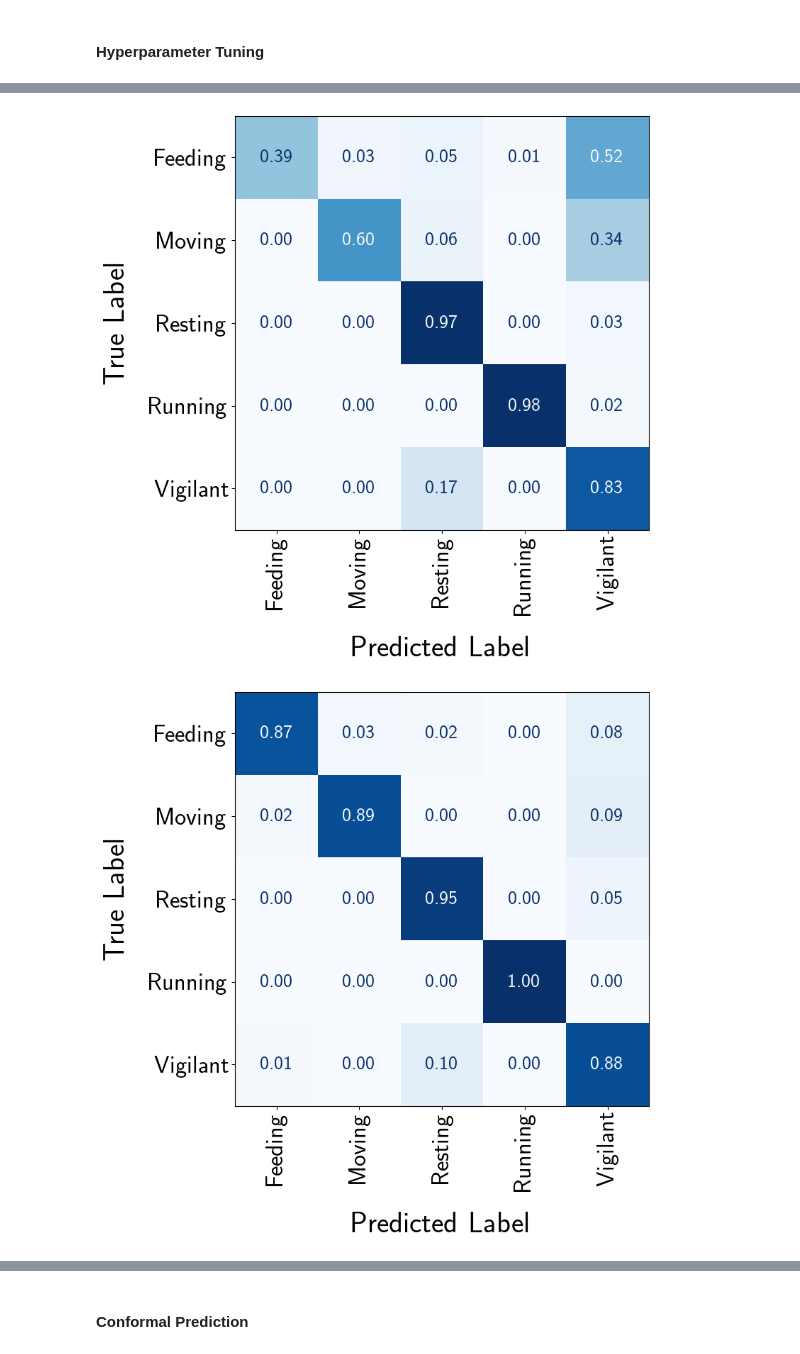
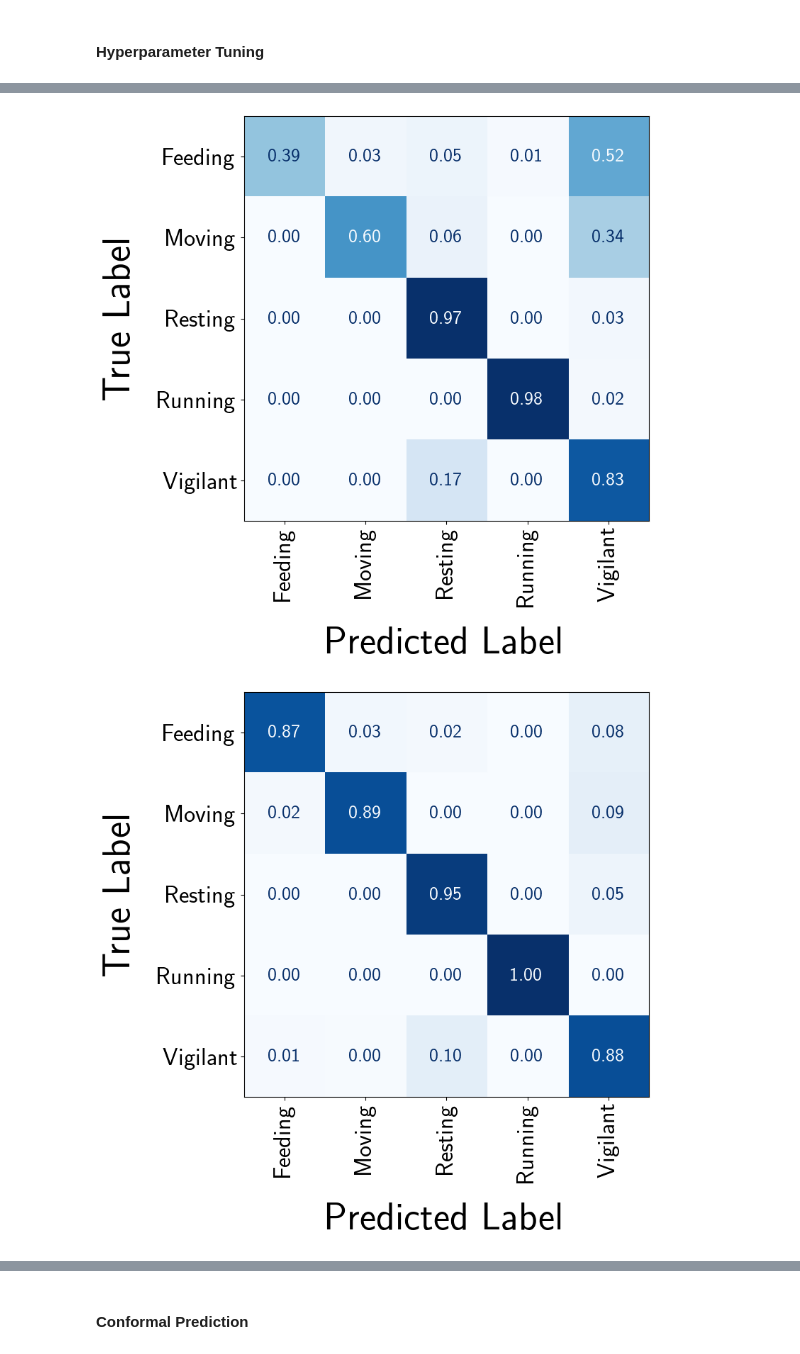
Before and after one commit to medhaaga/AWD-Biologging, a Jupyter notebook: notebooks/no_split.ipynb, the cells around one changed output, grey strips where cells are left out. Drawn from its saved outputs; the diff is of its cells as text; code cells hidden in the pictures.

```diff
--- a/notebooks/no_split.ipynb
+++ b/notebooks/no_split.ipynb
@@ -62,9 +62,9 @@ mpl.rcParams['lines.markersize'] = 12
 mpl.rcParams['lines.linewidth'] = 2
 mpl.rcParams['xtick.labelsize'] = 30
 mpl.rcParams['ytick.labelsize'] = 30
-mpl.rcParams["axes.labelsize"] = 30
-mpl.rcParams['legend.fontsize'] = 30
-mpl.rcParams['axes.titlesize'] = 35
+mpl.rcParams["axes.labelsize"] = 40
+mpl.rcParams['legend.fontsize'] = 40
+mpl.rcParams['axes.titlesize'] = 40
 mpl.rcParams['text.usetex'] = True
 # plt.rcParams['font.family'] = 'serif'
 # %%
@@ -160,14 +162,13 @@ plt.show()
 # %%
 dir = get_results_path('no_split', 3, 64, 5, 0.0, 50)
-multi_label_predictions(dir, label_encoder, split='test', plot_confusion=True, return_accuracy=False)
+multi_label_predictions(dir, label_encoder, split='test', plot_confusion=True, return_accuracy=False, plot_path='../figures/no_split-confusion_mat_theta0.0.pdf')
 # %% [output]
-[figure, old version]
+[figure, new version]
 # %%
 dir = get_results_path('no_split', 3, 64, 5, 0.7, 50)
-# dir = os.path.dirname(os.path.dirname(dir))
-multi_label_predictions(dir, label_encoder, split='test', plot_confusion=True, return_accuracy=False)
+multi_label_predictions(dir, label_encoder, split='test', plot_confusion=True, return_accuracy=False, plot_path='../figures/no_split-confusion_mat_theta0.7.pdf')
 # %% [output]
-[figure, old version]
+[figure, new version]
 # %%
 print('VALIDATION PRECISION SCORE')
 print('---------------------')
```
Also changed, not shown: parts of 2 cells of this notebook, 15 other files.
